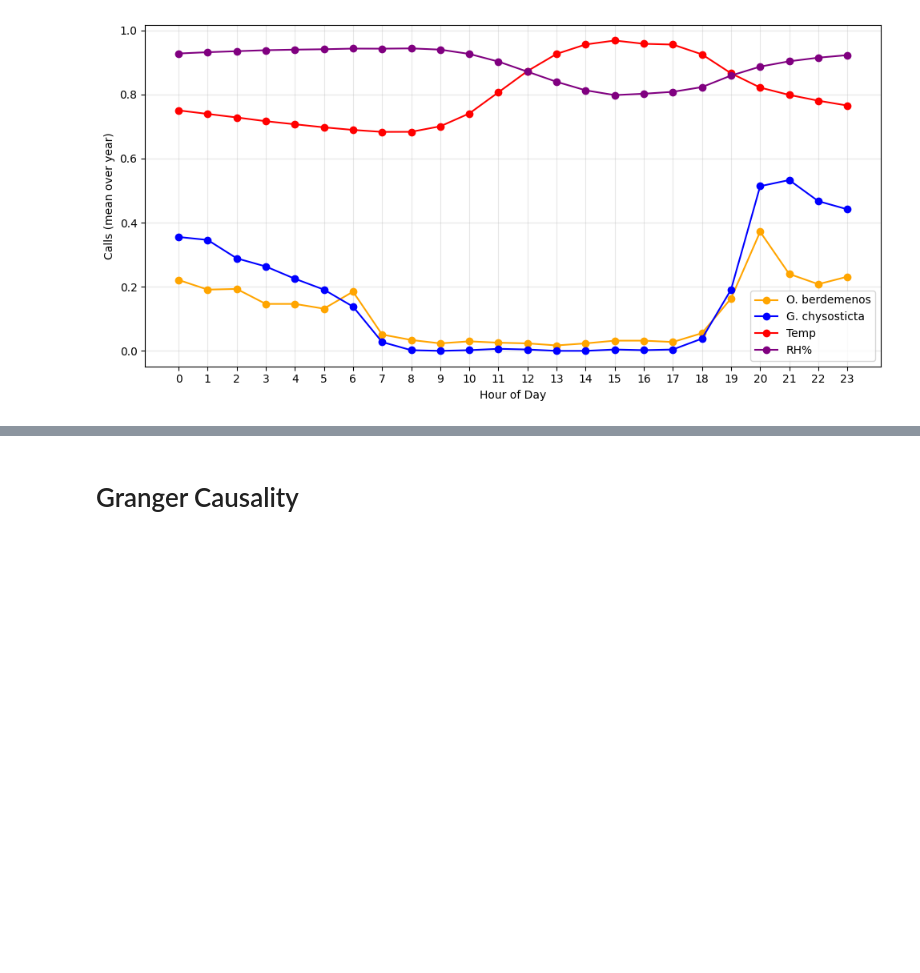
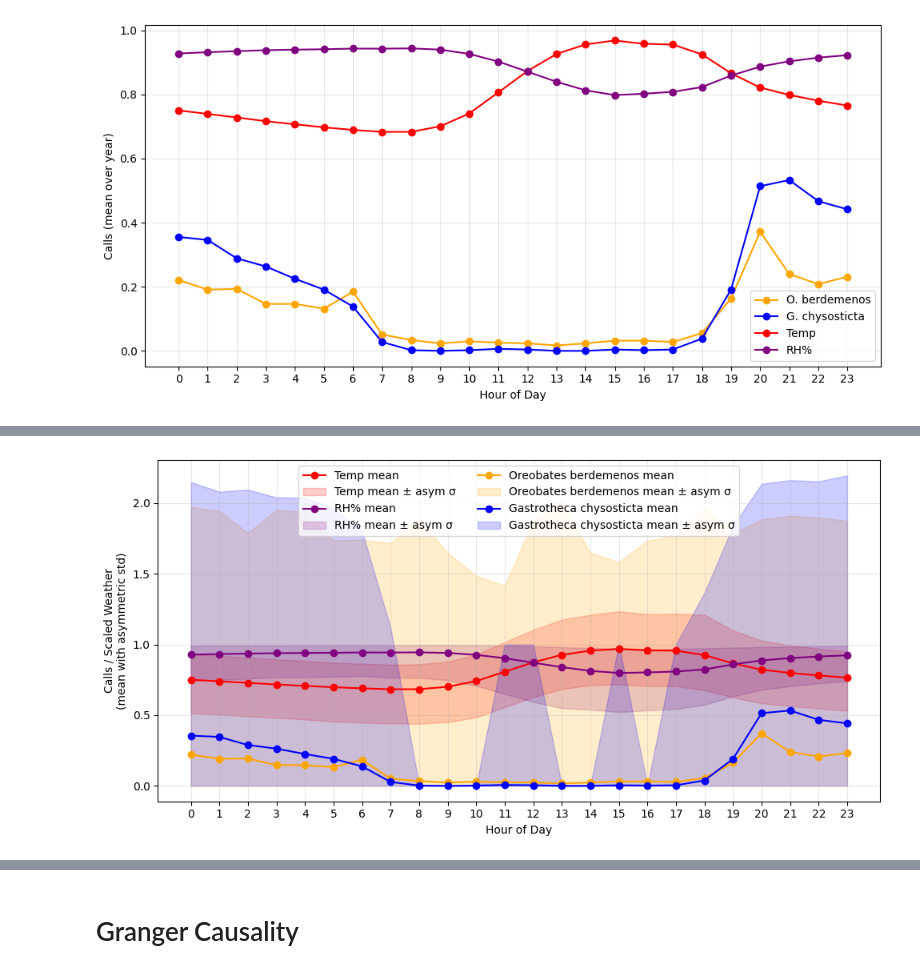
Before and after one commit to ash2d/yungas_aruna, a Jupyter notebook: Gastros_helechos/Granger_causality/Granger.ipynb, the cells around one changed output, grey strips where cells are left out. Cells and saved outputs as stored; diff of their text form; code cells hidden in the pictures; blank space fills up the shorter version.

```diff
--- a/Gastros_helechos/Granger_causality/Granger.ipynb
+++ b/Gastros_helechos/Granger_causality/Granger.ipynb
@@ -211,0 +339,83 @@ hourly_stats = stats  # store full mean/std (unscaled) for later use
+# %%
+# Asymmetric (one-sided) standard deviations around the mean for each hour
+
+hours = range(24)
+grouped = df.groupby('hour')[species_cols]
+mean_hour = grouped.mean().reindex(hours)
+
+# Containers for asymmetric std
+std_up = pd.DataFrame(index=hours, columns=species_cols, dtype=float)
+std_down = pd.DataFrame(index=hours, columns=species_cols, dtype=float)
+
+for h in hours:
+    mask_h = df['hour'] == h
+    for col in species_cols:
+        vals = df.loc[mask_h, col].dropna()
+        if len(vals) == 0:
+            std_up.loc[h, col] = 0.0
+            std_down.loc[h, col] = 0.0
+            continue
+        m = mean_hour.loc[h, col]
+        above = vals[vals >= m]
+        below = vals[vals <= m]
+        # One–sided std (population style). If only one value, set 0.
+        std_up.loc[h, col] = np.sqrt(((above - m) ** 2).mean()) if len(above) > 1 else 0.0
+        std_down.loc[h, col] = np.sqrt(((below - m) ** 2).mean()) if len(below) > 1 else 0.0
+
+# Scale weather (match earlier plots)
+mean_plot = mean_hour.copy()
+up_plot = std_up.copy()
+down_plot = std_down.copy()
+
+if 'Temp' in species_cols:
+    mean_plot['Temp'] /= 20.0
+    up_plot['Temp']   /= 20.0
+    down_plot['Temp'] /= 20.0
+if 'RH%' in species_cols:
+    mean_plot['RH%']  /= 100.0
+    up_plot['RH%']    /= 100.0
+    down_plot['RH%']  /= 100.0
+
+colors = {
+    'Oreobates berdemenos': 'orange',
+    'Gastrotheca chysosticta': 'blue',
+    'Temp': 'red',
+    'RH%': 'purple'
+}
+
+fig_asym, ax_asym = plt.subplots(figsize=(10,5))
+for col in species_cols:
+    m = mean_plot[col]
+    upper = m + up_plot[col]
+    lower = m - down_plot[col]
+    ax_asym.plot(hours, m, marker='o', label=f'{col} mean', color=colors.get(col, None))
+    ax_asym.fill_between(hours, lower, upper,
+                         color=colors.get(col, None),
+                         alpha=0.20,
+                         label=f'{col} mean ± asym σ')
+
+ax_asym.set_xlabel('Hour of Day')
+ax_asym.set_ylabel('Calls / Scaled Weather\n(mean with asymmetric std)')
+ax_asym.set_xticks(range(24))
+ax_asym.grid(alpha=0.3)
+# Deduplicate legend entries
+handles, labels = ax_asym.get_legend_handles_labels()
+seen = {}
+h_clean, l_clean = [], []
+for h, l in zip(handles, labels):
+    if l not in seen:
+        seen[l] = True
+        h_clean.append(h)
+        l_clean.append(l)
+ax_asym.legend(h_clean, l_clean, ncol=2)
+plt.tight_layout()
+plt.show()
+
+# Store for later use
+hourly_asym_stats = {
+    'mean': mean_hour,
+    'std_up': std_up,
+    'std_down': std_down
+}
+# %% [output]
+[figure, added]
```
Also changed, not shown: parts of 16 cells of this notebook, 16 other files.
